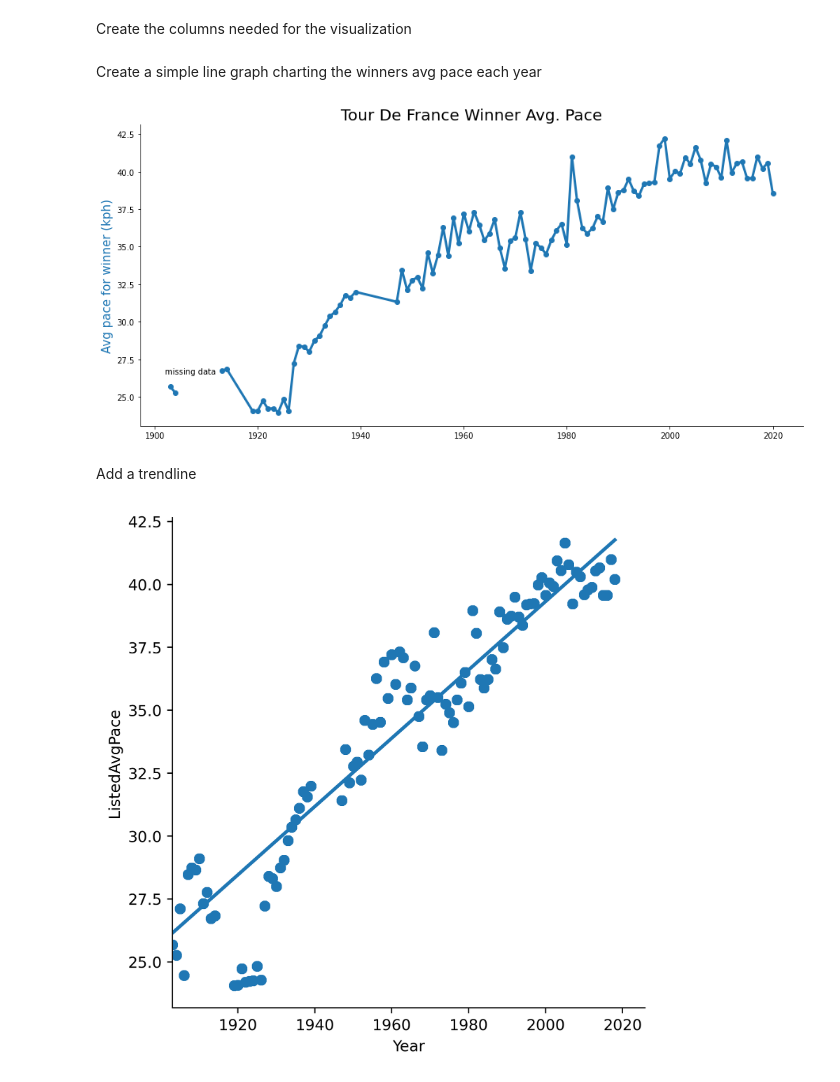
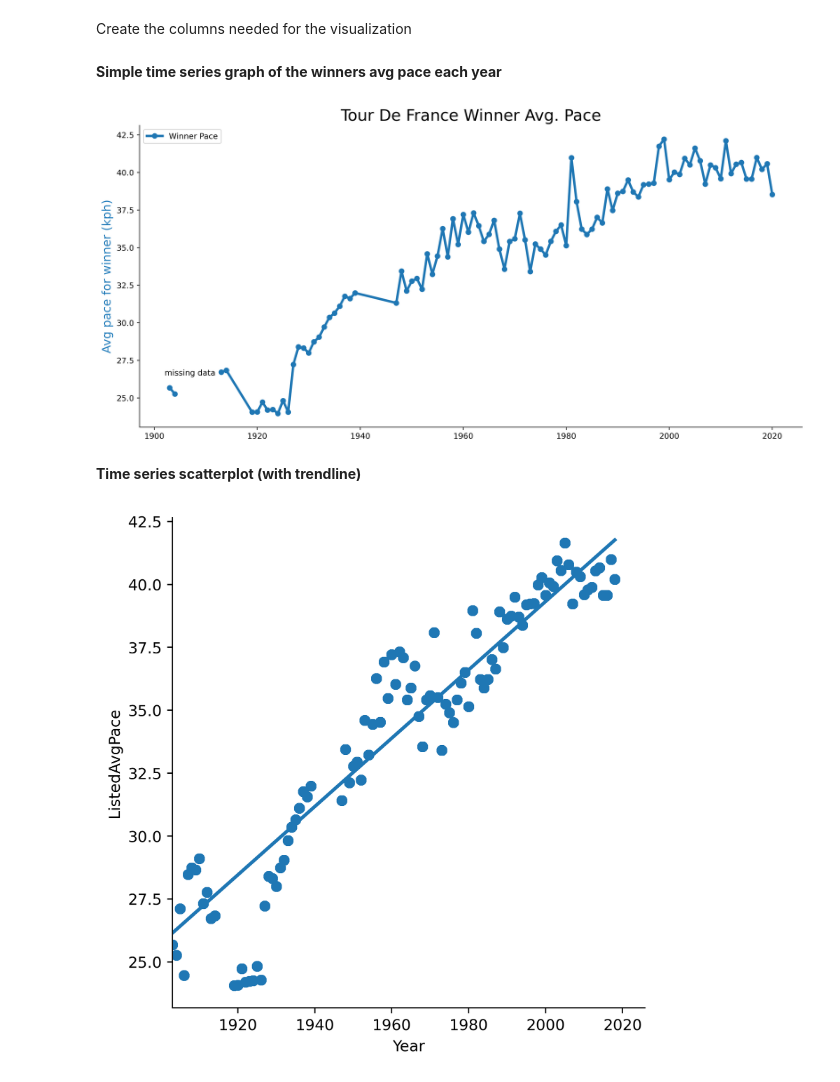
Before and after one commit to wcrowley342/tourdefancedata, a Jupyter notebook: TourDeFranceData.ipynb, the cells around one changed output. Saved outputs shown, nothing was run; the diff lists cells and outputs as text; code cells hidden in the pictures.

```diff
--- a/TourDeFranceData.ipynb
+++ b/TourDeFranceData.ipynb
@@ -51,0 +56,4 @@ Replace any NaN / empty rows
+# %%
+rider_df = df.iloc[: , 1:]
+
+rider_df.head()
@@ -77,39 +92,40 @@ winner = rider_df.groupby("Year").first()["Rider"]
 meantime = rider_df.groupby("Year").agg("mean")["TotalSeconds"]
 meanpace = distance/meantime*3600
 # %% [markdown]
-Create a simple line graph charting the winners avg pace each year
+**Simple time series graph of the winners avg pace each year**
 # %%
 
 #1st line (winner pace)
 fig,ax = plt.subplots(1,1,figsize=(15,7))
-ax.plot(year,winnerpace, "-o",lw=3)
+ax.plot(year,winnerpace, "-o",lw=3, label = 'Winner Pace')
 ax.set_ylabel("Avg pace for winner (kph)",fontsize = 15, color= "tab:blue")
 ax.set_title('Tour De France Winner Avg. Pace', fontsize = 20)
+ax.legend(loc='upper left')
 plt.rcParams['figure.dpi'] = 360
 sns.despine()
 
 #2nd line trendline
 #https://dzone.com/articles/python-how-to-add-trend-line-to-line-chartgraph
 
 #z = numpy.polyfit(year, winnerpace, 1)
 #p = numpy.poly1d(z)
 #pylab.plot(year,p(year))
 #print “winnerpace =%.6fx+(%.6f)”%(z[0],z[1])
 
 z = np.polyfit(year, winnerpace, 1)
 p = np.poly1d(z)
 #ax2.plot(year,p(year),"r--")
 
 #add annotation
 
 ax.text(1902.000000, 26.5, "missing data")
 
 
 fig.show()
 # %% [output]
-[figure, old version]
+[figure, new version]
-# %% [markdown]
-Add a trendline
+# %% [markdown]
+**Time series scatterplot (with trendline)**
 # %%
 df = rider_df
 
```
Also changed, not shown: parts of 13 cells of this notebook.
